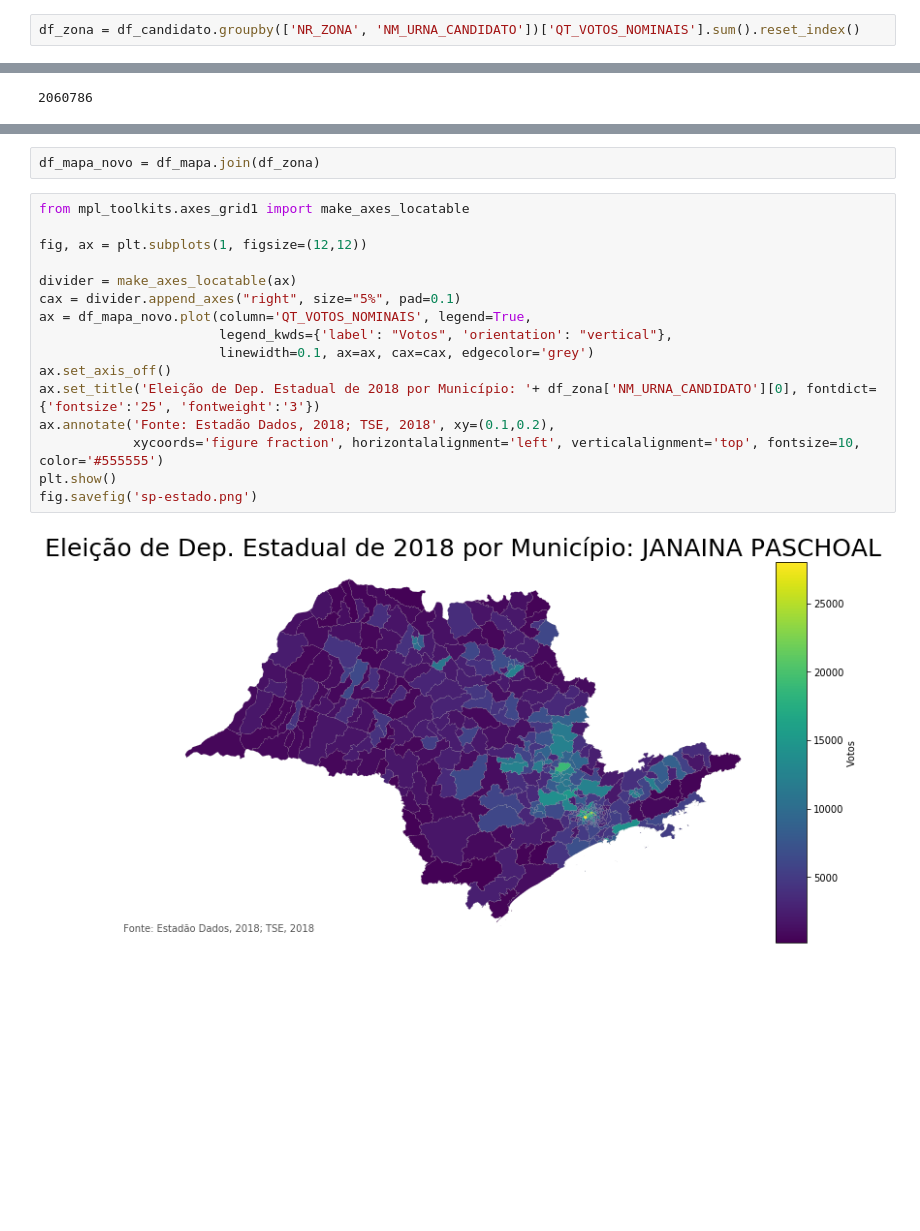
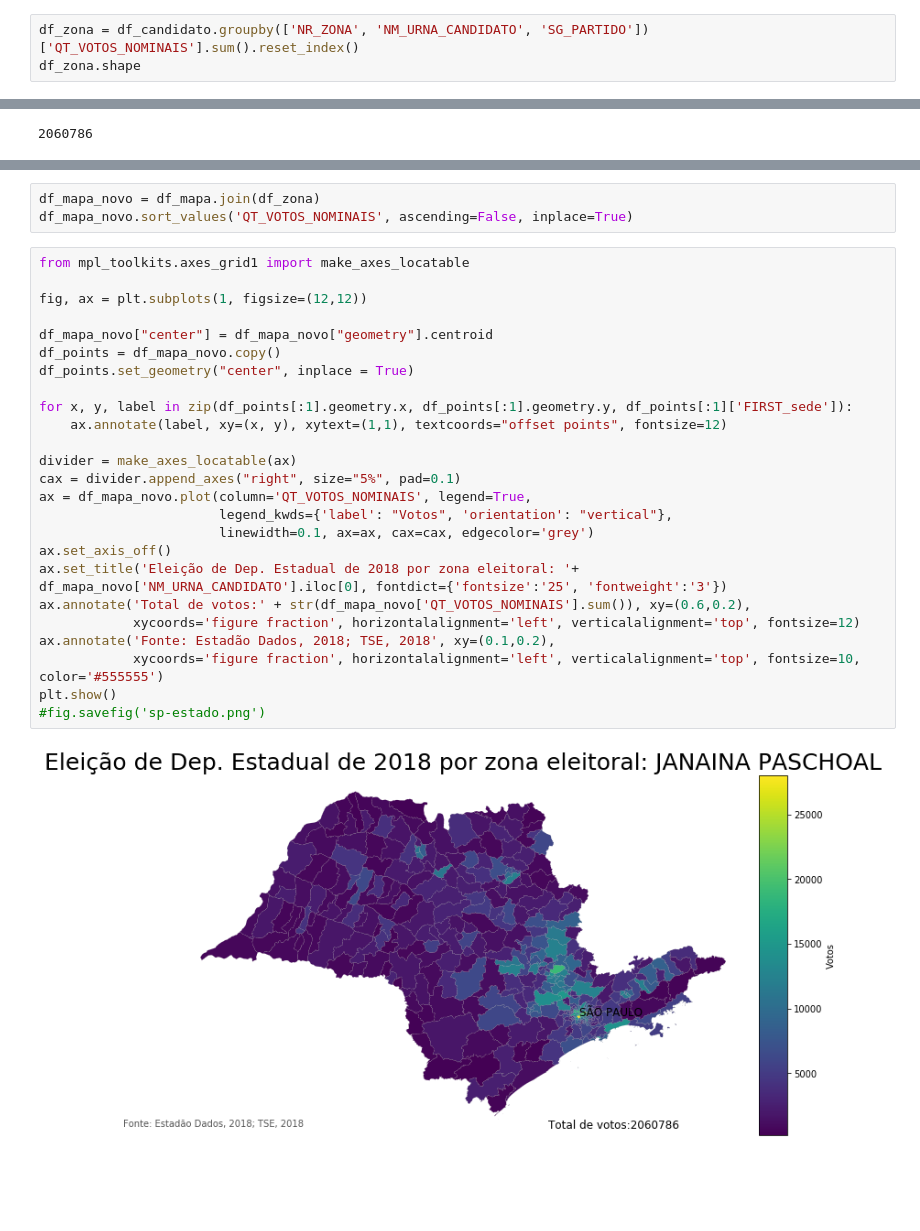
Before and after one commit to gchinellato/Mapa-SP-Eleicao-2018, a Jupyter notebook: Mapa-Eleição-2018-Estado-SP.ipynb, the cells around one changed output, grey strips where cells are left out. Drawn from its saved outputs; the diff is of its cells as text; blank space fills up the shorter version.

```diff
--- a/Mapa-Eleição-2018-Estado-SP.ipynb
+++ b/Mapa-Eleição-2018-Estado-SP.ipynb
@@ -66,2 +72,3 @@ df_candidato = df_concat[df_concat['NR_CANDIDATO'] == NR_CANDIDATO]
 # %%
-df_zona = df_candidato.groupby(['NR_ZONA', 'NM_URNA_CANDIDATO'])['QT_VOTOS_NOMINAIS'].sum().reset_index()
+df_zona = df_candidato.groupby(['NR_ZONA', 'NM_URNA_CANDIDATO', 'SG_PARTIDO'])['QT_VOTOS_NOMINAIS'].sum().reset_index()
+df_zona.shape
@@ -85,20 +86,30 @@ df_mapa = gpd.read_file('./geo/SP_ZONAS_janeiro_2018/ZONAS_FINAL.shp')
 # %%
 df_mapa_novo = df_mapa.join(df_zona)
+df_mapa_novo.sort_values('QT_VOTOS_NOMINAIS', ascending=False, inplace=True)
 # %%
 from mpl_toolkits.axes_grid1 import make_axes_locatable
 
 fig, ax = plt.subplots(1, figsize=(12,12))
+
+df_mapa_novo["center"] = df_mapa_novo["geometry"].centroid
+df_points = df_mapa_novo.copy()
+df_points.set_geometry("center", inplace = True)
+
+for x, y, label in zip(df_points[:1].geometry.x, df_points[:1].geometry.y, df_points[:1]['FIRST_sede']):
+    ax.annotate(label, xy=(x, y), xytext=(1,1), textcoords="offset points", fontsize=12)
 
 divider = make_axes_locatable(ax)
 cax = divider.append_axes("right", size="5%", pad=0.1)
 ax = df_mapa_novo.plot(column='QT_VOTOS_NOMINAIS', legend=True,
                        legend_kwds={'label': "Votos", 'orientation': "vertical"},
                        linewidth=0.1, ax=ax, cax=cax, edgecolor='grey')
 ax.set_axis_off()
-ax.set_title('Eleição de Dep. Estadual de 2018 por Município: '+ df_zona['NM_URNA_CANDIDATO'][0], fontdict={'fontsize':'25', 'fontweight':'3'})
+ax.set_title('Eleição de Dep. Estadual de 2018 por zona eleitoral: '+ df_mapa_novo['NM_URNA_CANDIDATO'].iloc[0], fontdict={'fontsize':'25', 'fontweight':'3'})
+ax.annotate('Total de votos:' + str(df_mapa_novo['QT_VOTOS_NOMINAIS'].sum()), xy=(0.6,0.2),
+            xycoords='figure fraction', horizontalalignment='left', verticalalignment='top', fontsize=12)
 ax.annotate('Fonte: Estadão Dados, 2018; TSE, 2018', xy=(0.1,0.2),
             xycoords='figure fraction', horizontalalignment='left', verticalalignment='top', fontsize=10, color='#555555')
 plt.show()
-fig.savefig('sp-estado.png')
+#fig.savefig('sp-estado.png')
 # %% [output]
-[figure, old version]
+[figure, new version]
```
Also changed, not shown: parts of 15 cells of this notebook, 7 other files.
